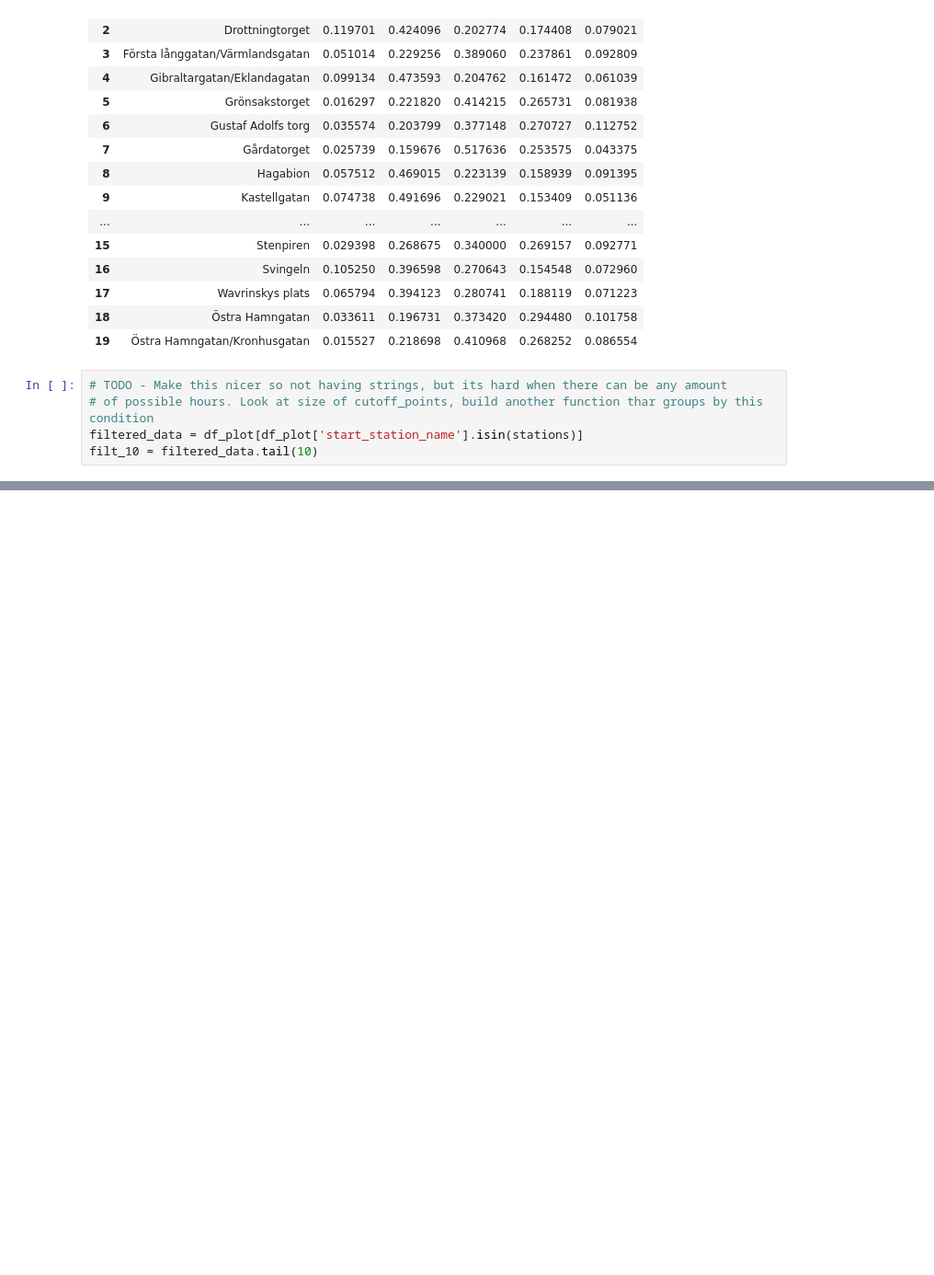
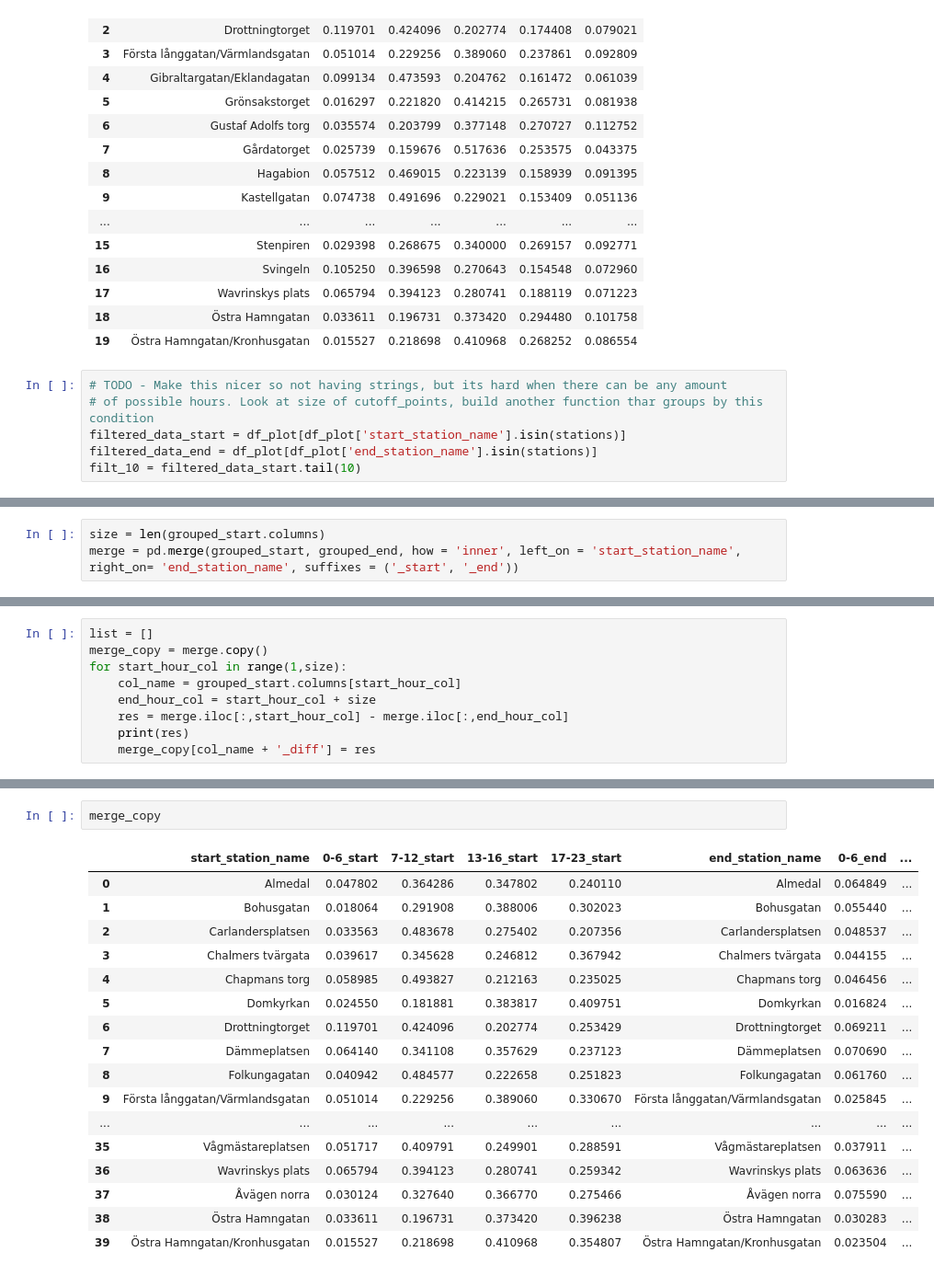
Before and after one commit to flowton/bike-rental, a Jupyter notebook: bike-rental-gbg.ipynb, the cells around one changed output, grey strips where cells are left out. Shown: that part at 92% size. Saved outputs shown, nothing was run; the diff lists cells and outputs as text; blank space fills up the shorter version.

```diff
--- a/bike-rental-gbg.ipynb
+++ b/bike-rental-gbg.ipynb
@@ -613,7 +613,8 @@ na
 # %%
 # TODO - Make this nicer so not having strings, but its hard when there can be any amount
 # of possible hours. Look at size of cutoff_points, build another function thar groups by this condition
-filtered_data = df_plot[df_plot['start_station_name'].isin(stations)]
-filt_10 = filtered_data.tail(10)
+filtered_data_start = df_plot[df_plot['start_station_name'].isin(stations)]
+filtered_data_end = df_plot[df_plot['end_station_name'].isin(stations)]
+filt_10 = filtered_data_start.tail(10)
 # %%
 ## Grouping the data
@@ -793,0 +692,3 @@ new_end = grouping_by_hour(filt_10, cutoff_points, 'end')
+# %%
+size = len(grouped_start.columns)
+merge = pd.merge(grouped_start, grouped_end, how = 'inner', left_on = 'start_station_name', right_on= 'end_station_name', suffixes = ('_start', '_end'))
@@ -793,0 +703,9 @@ new_end = grouping_by_hour(filt_10, cutoff_points, 'end')
+# %%
+list = []
+merge_copy = merge.copy()
+for start_hour_col in range(1,size):
+    col_name = grouped_start.columns[start_hour_col]
+    end_hour_col = start_hour_col + size
+    res = merge.iloc[:,start_hour_col] - merge.iloc[:,end_hour_col]
+    print(res)
+    merge_copy[col_name + '_diff'] = res
@@ -793,0 +730,20 @@ new_end = grouping_by_hour(filt_10, cutoff_points, 'end')
+# %%
+merge_copy
+# %% [output]
+|  | start_station_name | 0-6_start | 7-12_start | 13-16_start | 17-23_start | end_station_name | 0-6_end | ... |
+| 0 | Almedal | 0.047802 | 0.364286 | 0.347802 | 0.240110 | Almedal | 0.064849 | ... |
+| 1 | Bohusgatan | 0.018064 | 0.291908 | 0.388006 | 0.302023 | Bohusgatan | 0.055440 | ... |
+| 2 | Carlandersplatsen | 0.033563 | 0.483678 | 0.275402 | 0.207356 | Carlandersplatsen | 0.048537 | ... |
+| 3 | Chalmers tvärgata | 0.039617 | 0.345628 | 0.246812 | 0.367942 | Chalmers tvärgata | 0.044155 | ... |
+| 4 | Chapmans torg | 0.058985 | 0.493827 | 0.212163 | 0.235025 | Chapmans torg | 0.046456 | ... |
+| 5 | Domkyrkan | 0.024550 | 0.181881 | 0.383817 | 0.409751 | Domkyrkan | 0.016824 | ... |
+| 6 | Drottningtorget | 0.119701 | 0.424096 | 0.202774 | 0.253429 | Drottningtorget | 0.069211 | ... |
+| 7 | Dämmeplatsen | 0.064140 | 0.341108 | 0.357629 | 0.237123 | Dämmeplatsen | 0.070690 | ... |
+| 8 | Folkungagatan | 0.040942 | 0.484577 | 0.222658 | 0.251823 | Folkungagatan | 0.061760 | ... |
+| 9 | Första långgatan/Värmlandsgatan | 0.051014 | 0.229256 | 0.389060 | 0.330670 | Första långgatan/Värmlandsgatan | 0.025845 | ... |
+| ... | ... | ... | ... | ... | ... | ... | ... | ... |
+| 35 | Vågmästareplatsen | 0.051717 | 0.409791 | 0.249901 | 0.288591 | Vågmästareplatsen | 0.037911 | ... |
+| 36 | Wavrinskys plats | 0.065794 | 0.394123 | 0.280741 | 0.259342 | Wavrinskys plats | 0.063636 | ... |
+| 37 | Åvägen norra | 0.030124 | 0.327640 | 0.366770 | 0.275466 | Åvägen norra | 0.075590 | ... |
+| 38 | Östra Hamngatan | 0.033611 | 0.196731 | 0.373420 | 0.396238 | Östra Hamngatan | 0.030283 | ... |
+| 39 | Östra Hamngatan/Kronhusgatan | 0.015527 | 0.218698 | 0.410968 | 0.354807 | Östra Hamngatan/Kronhusgatan | 0.023504 | ... |
```
Also changed, not shown: parts of 22 cells of this notebook.
